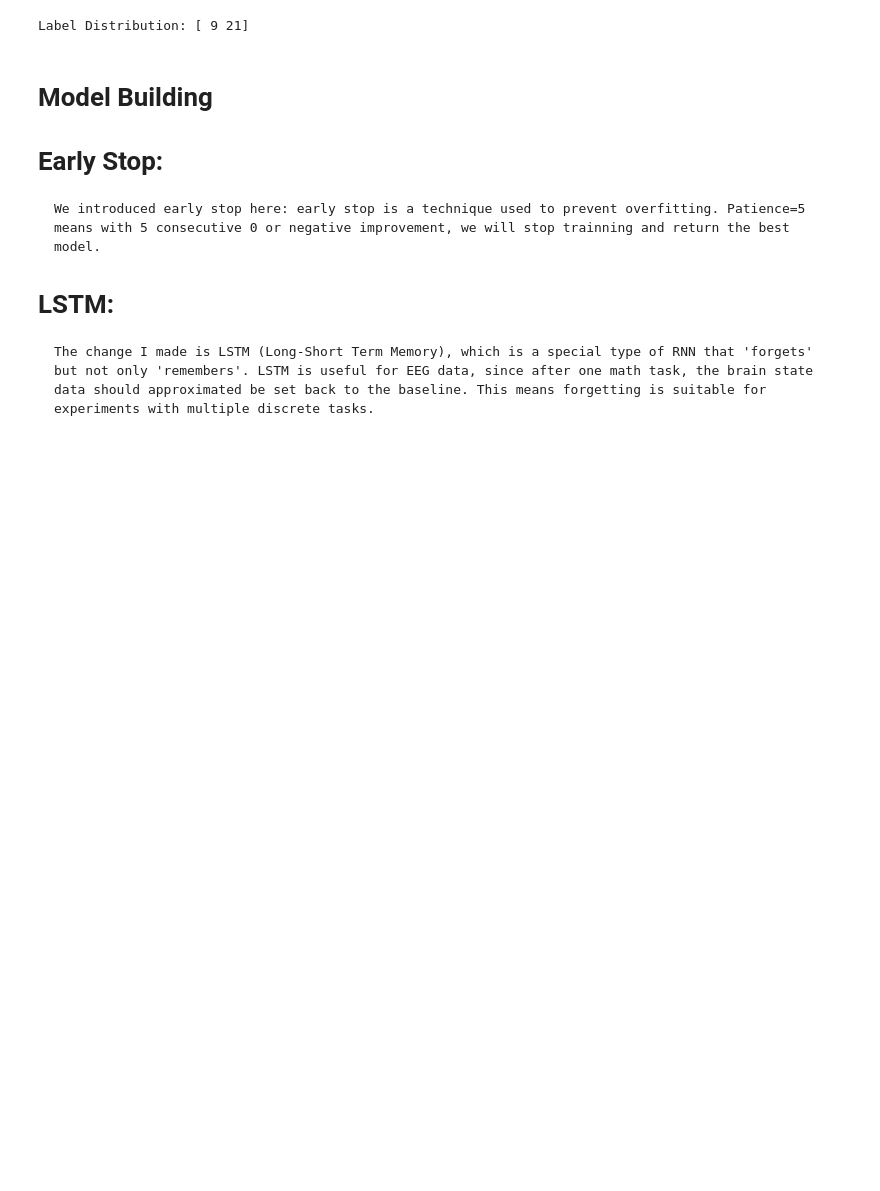
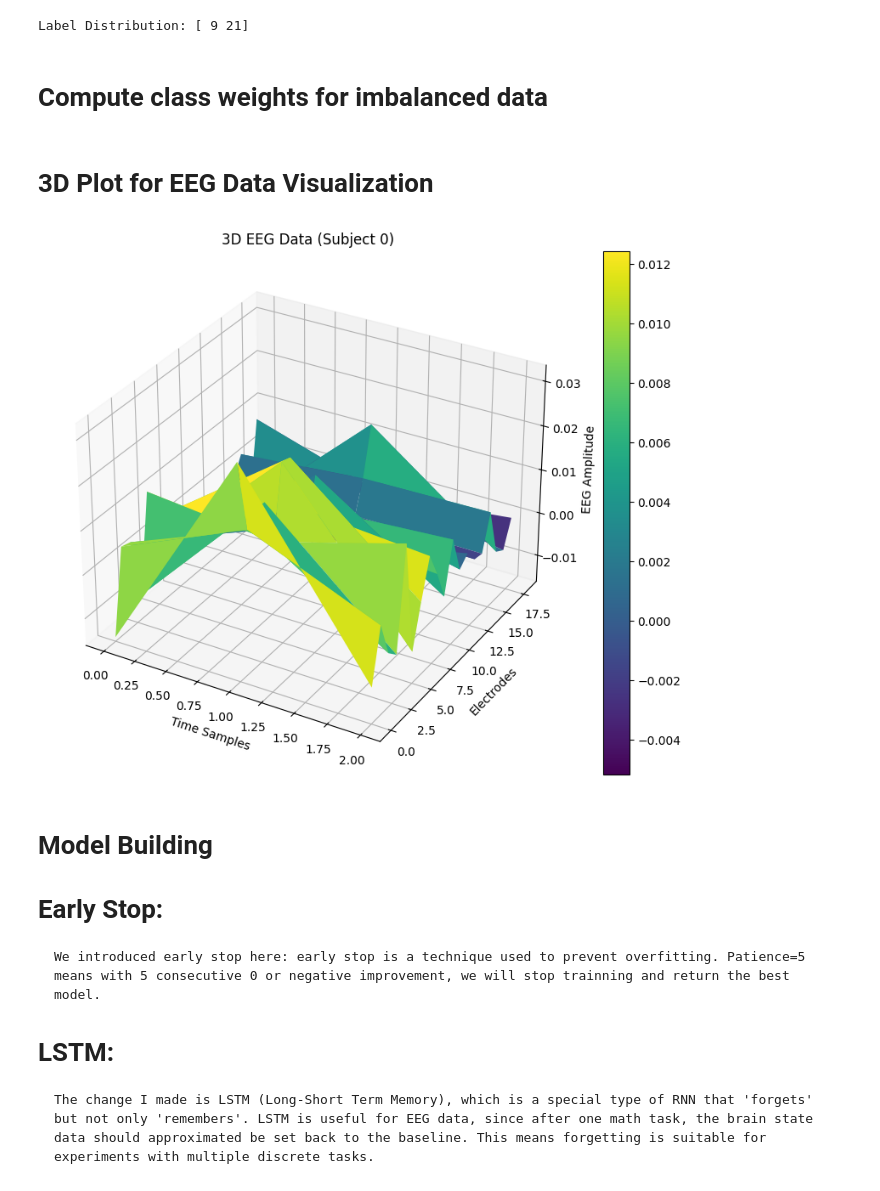
Before and after one commit to aliowx/EEG-bci, a Jupyter notebook: notebook/EEG/prediction_eeg.ipynb, the cells around one changed output. Cells and saved outputs as stored; diff of their text form; code cells hidden in the pictures; blank space fills up the shorter version.

```diff
--- a/notebook/EEG/prediction_eeg.ipynb
+++ b/notebook/EEG/prediction_eeg.ipynb
@@ -196,0 +199,2 @@ tf.random.set_seed(seed)
+# %% [markdown]
+# Compute class weights for imbalanced data
@@ -197,3 +204,28 @@ tf.random.set_seed(seed)
+# %% [markdown]
+# 3D Plot for EEG Data Visualization
+# %%
+def plot_3d_eeg(data, subject_idx=0):
+    fig = plt.figure(figsize=(10, 8))
+    ax = fig.add_subplot(111, projection='3d')
+
+    # Create meshgrid for time and electrodes
+    time = np.arange(data.shape[1])
+    electrodes = np.arange(data.shape[2])
+    T, E = np.meshgrid(time, electrodes)
+
+    # Plot surface
+    surf = ax.plot_surface(T, E, data[subject_idx, :, :, 0].T, cmap='viridis')
+    ax.set_xlabel('Time Samples')
+    ax.set_ylabel('Electrodes')
+    ax.set_zlabel('EEG Amplitude')
+    ax.set_title(f'3D EEG Data (Subject {subject_idx})')
+    fig.colorbar(surf)
+    plt.show()
+
+
+plot_3d_eeg(dataset_X)
+# %% [output]
+[figure, added]
 # %% [markdown]
 # Model Building
 
```
Also changed, not shown: parts of 3 cells of this notebook.
